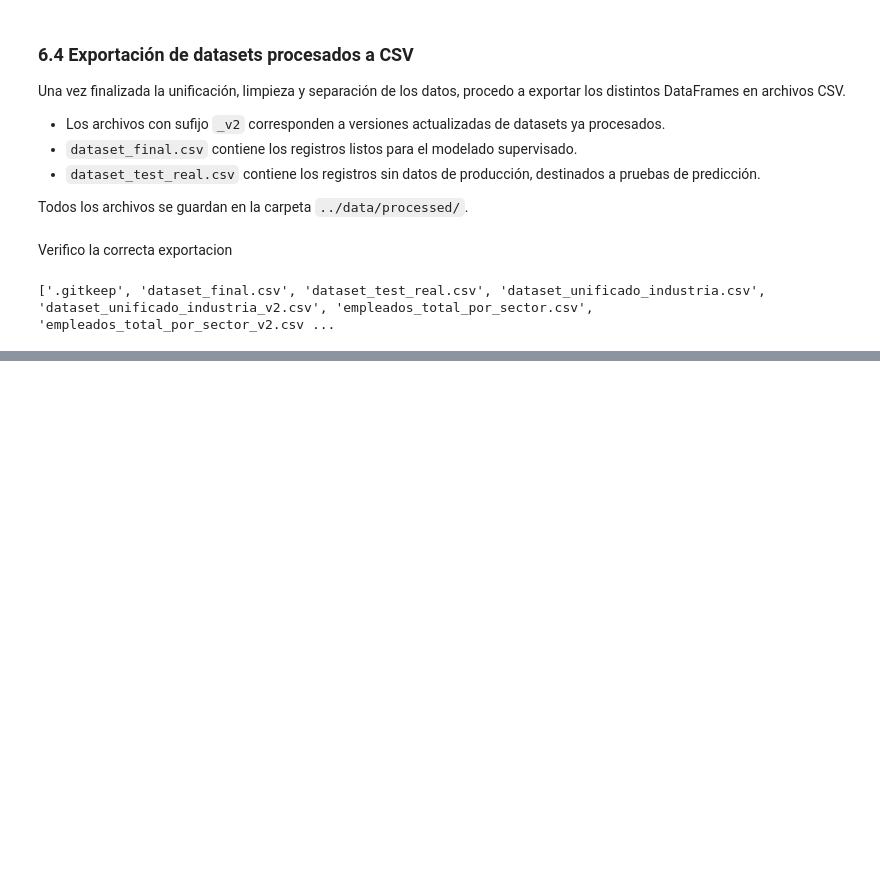
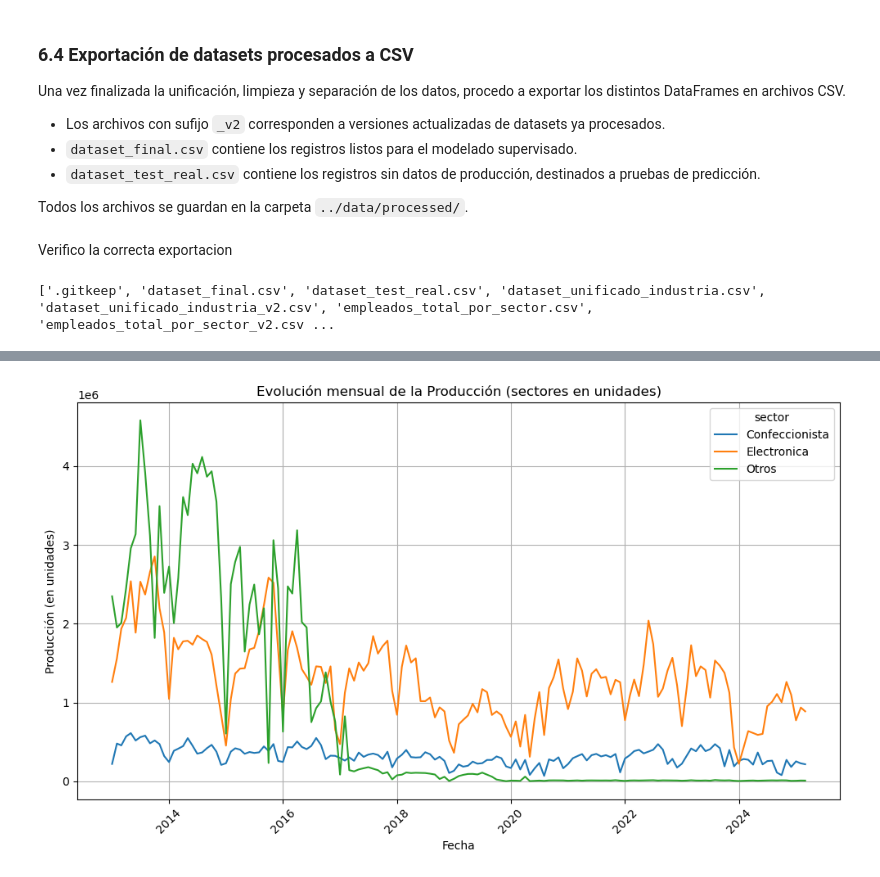
Before and after one commit to lunalucianoj/produccion-industrial-tdf, a Jupyter notebook: notebooks/01_exploracion_y_union_datasets.ipynb, the cells around one changed output, grey strips where cells are left out. Cells and saved outputs as stored; diff of their text form; code cells hidden in the pictures; blank space fills up the shorter version.

Commit message:
Avance del dataframe para el modelado

```diff
--- a/notebooks/01_exploracion_y_union_datasets.ipynb
+++ b/notebooks/01_exploracion_y_union_datasets.ipynb
@@ -224,6 +240,9 @@ print(sorted(df_produccion_total['mes'].unique()))
 # %%
 # Convierto valores no numéricos a NaN
 df_produccion_total['Produccion'] = pd.to_numeric(df_produccion_total['Produccion'], errors='coerce')
+
+# Reemplazo ceros por NaN si los considero ausencias reales de datos
+df_produccion_total['Produccion'] = df_produccion_total['Produccion'].replace(0, np.nan)
 
 # Ordeno para que el fillna sea correcto por sector y fecha
 df_produccion_total = df_produccion_total.sort_values(by=['sector', 'anio', 'mes'])
@@ -1394,0 +1429,12 @@ print(os.listdir('../data/processed/'))
+# %%
+# Defino manualmente los sectores por unidad de medida
+sectores_unidades = ['Confeccionista', 'Electronica', 'Otros']
+sectores_kilos    = ['Textil', 'Plastica', 'Pesquera']
+
+# Creo los subconjuntos
+df_unidades = df_final[df_final['sector'].isin(sectores_unidades)].reset_index(drop=True)
+df_kilos    = df_final[df_final['sector'].isin(sectores_kilos)].reset_index(drop=True)
+
+# Verifico que estén bien distribuidos
+print("df_unidades:", df_unidades['sector'].unique())
+print("df_kilos:", df_kilos['sector'].unique())
@@ -1394,0 +1492,23 @@ print(os.listdir('../data/processed/'))
+# %%
+# Orden de los meses para asegurar consistencia temporal
+orden_meses = [
+    'enero', 'febrero', 'marzo', 'abril', 'mayo', 'junio',
+    'julio', 'agosto', 'septiembre', 'octubre', 'noviembre', 'diciembre'
+]
+
+# Aseguro el orden y genero la columna 'fecha'
+df_unidades['mes'] = pd.Categorical(df_unidades['mes'], categories=orden_meses, ordered=True)
+df_unidades['fecha'] = pd.to_datetime(df_unidades['anio'].astype(str) + '-' + (df_unidades['mes'].cat.codes + 1).astype(str), errors='coerce')
+
+
+plt.figure(figsize=(10, 6))
+sns.lineplot(data=df_unidades, x='fecha', y='Produccion', hue='sector')
+plt.title("Evolución mensual de la Producción (sectores en unidades)")
+plt.xlabel("Fecha")
+plt.ylabel("Producción (en unidades)")
+plt.xticks(rotation=45)
+plt.grid(True)
+plt.tight_layout()
+plt.show()
+# %% [output]
+[figure, added]
```
Also changed, not shown: parts of 30 cells of this notebook.
